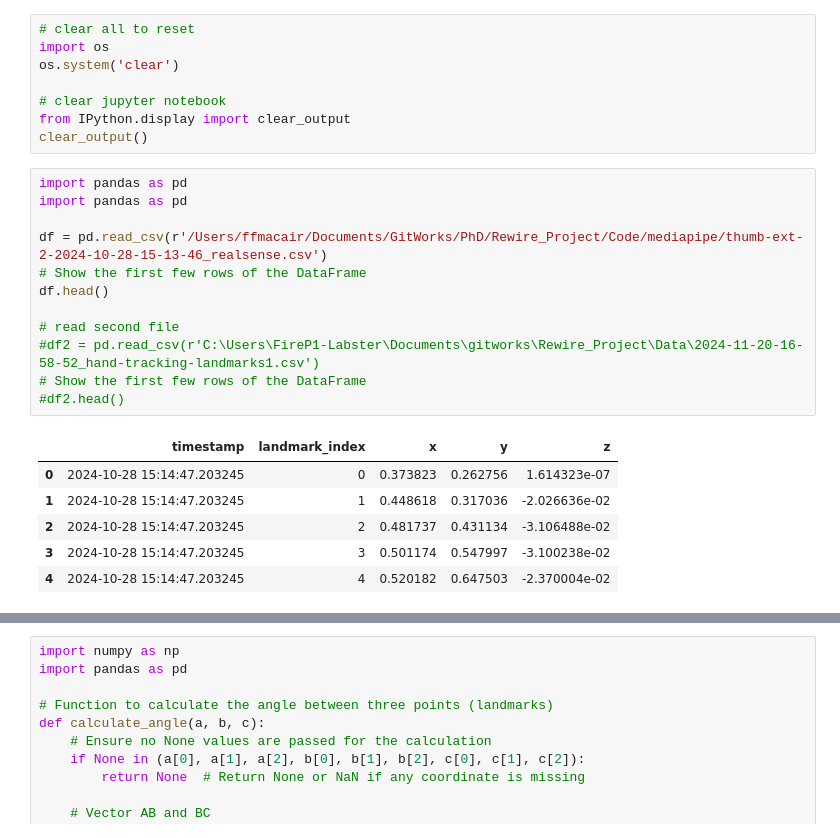
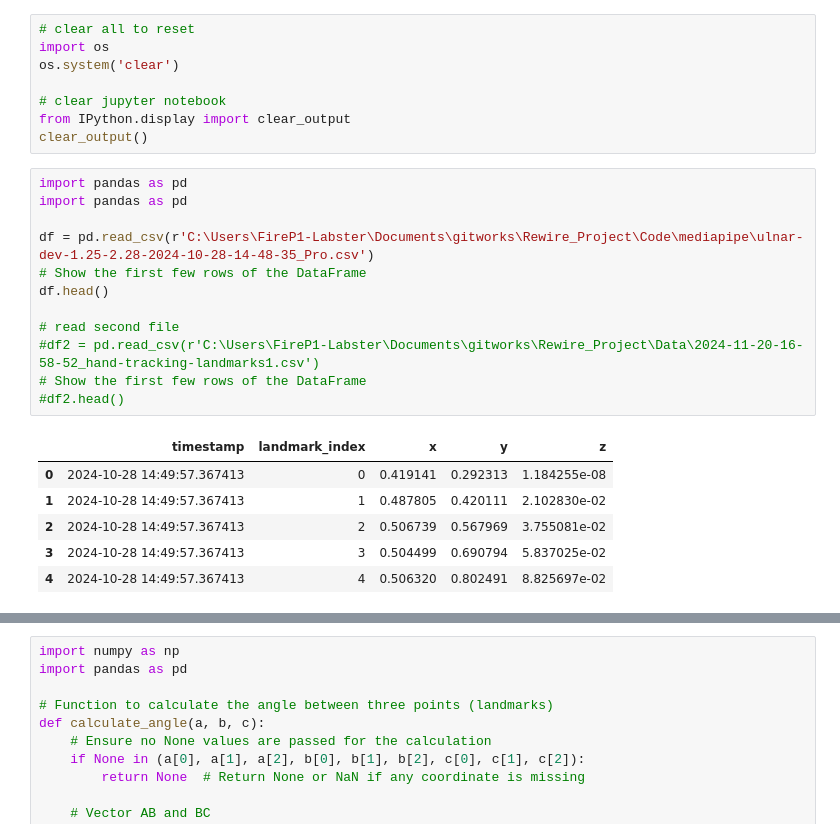
Before and after one commit to firmanserdana/Regrasp_Project, a Jupyter notebook: Code/mediapipe/stick_diagram.ipynb, the cells around one changed output, grey strips where cells are left out. Saved outputs shown, nothing was run; the diff lists cells and outputs as text.

```diff
--- a/Code/mediapipe/stick_diagram.ipynb
+++ b/Code/mediapipe/stick_diagram.ipynb
@@ -9,22 +9,22 @@ clear_output()
 # %%
 import pandas as pd
 import pandas as pd
 
-df = pd.read_csv(r'/Users/ffmacair/Documents/GitWorks/PhD/Rewire_Project/Code/mediapipe/thumb-ext-2-2024-10-28-15-13-46_realsense.csv')
+df = pd.read_csv(r'C:\Users\FireP1-Labster\Documents\gitworks\Rewire_Project\Code\mediapipe\ulnar-dev-1.25-2.28-2024-10-28-14-48-35_Pro.csv')
 # Show the first few rows of the DataFrame
 df.head()
 
 # read second file
 #df2 = pd.read_csv(r'C:\Users\FireP1-Labster\Documents\gitworks\Rewire_Project\Data\2024-11-20-16-58-52_hand-tracking-landmarks1.csv')
 # Show the first few rows of the DataFrame
 #df2.head()
 # %% [output]
 |  | timestamp | landmark_index | x | y | z |
-| 0 | 2024-10-28 15:14:47.203245 | 0 | 0.373823 | 0.262756 | 1.614323e-07 |
-| 1 | 2024-10-28 15:14:47.203245 | 1 | 0.448618 | 0.317036 | -2.026636e-02 |
-| 2 | 2024-10-28 15:14:47.203245 | 2 | 0.481737 | 0.431134 | -3.106488e-02 |
-| 3 | 2024-10-28 15:14:47.203245 | 3 | 0.501174 | 0.547997 | -3.100238e-02 |
-| 4 | 2024-10-28 15:14:47.203245 | 4 | 0.520182 | 0.647503 | -2.370004e-02 |
+| 0 | 2024-10-28 14:49:57.367413 | 0 | 0.419141 | 0.292313 | 1.184255e-08 |
+| 1 | 2024-10-28 14:49:57.367413 | 1 | 0.487805 | 0.420111 | 2.102830e-02 |
+| 2 | 2024-10-28 14:49:57.367413 | 2 | 0.506739 | 0.567969 | 3.755081e-02 |
+| 3 | 2024-10-28 14:49:57.367413 | 3 | 0.504499 | 0.690794 | 5.837025e-02 |
+| 4 | 2024-10-28 14:49:57.367413 | 4 | 0.506320 | 0.802491 | 8.825697e-02 |
 # %%
 # Group by timestamp to process each frame separately
 grouped_frames = df.groupby('timestamp')
```
Also changed, not shown: parts of 2 cells of this notebook.
